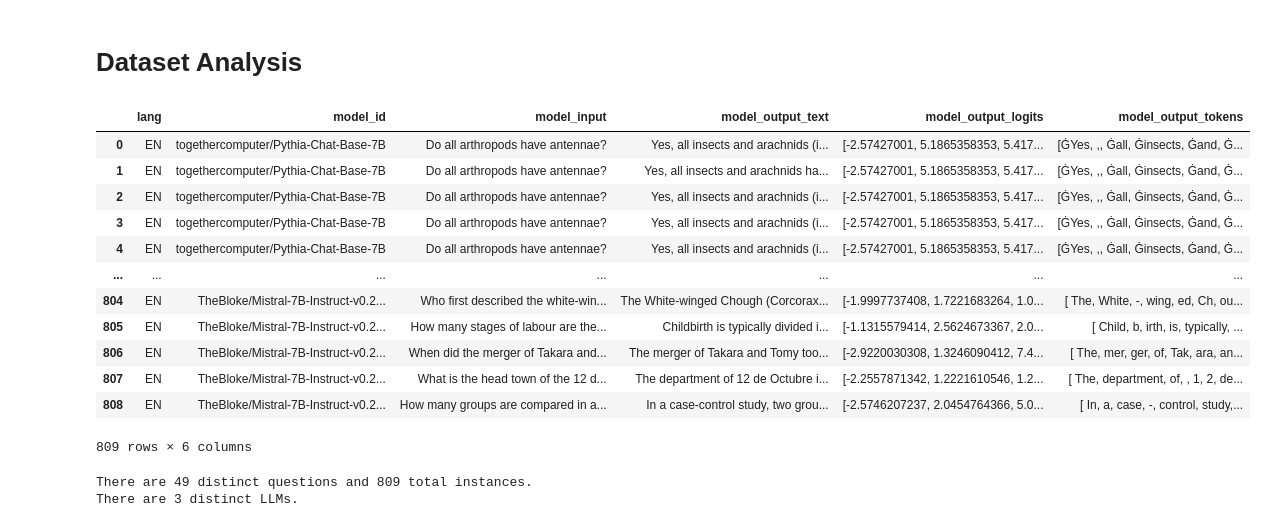
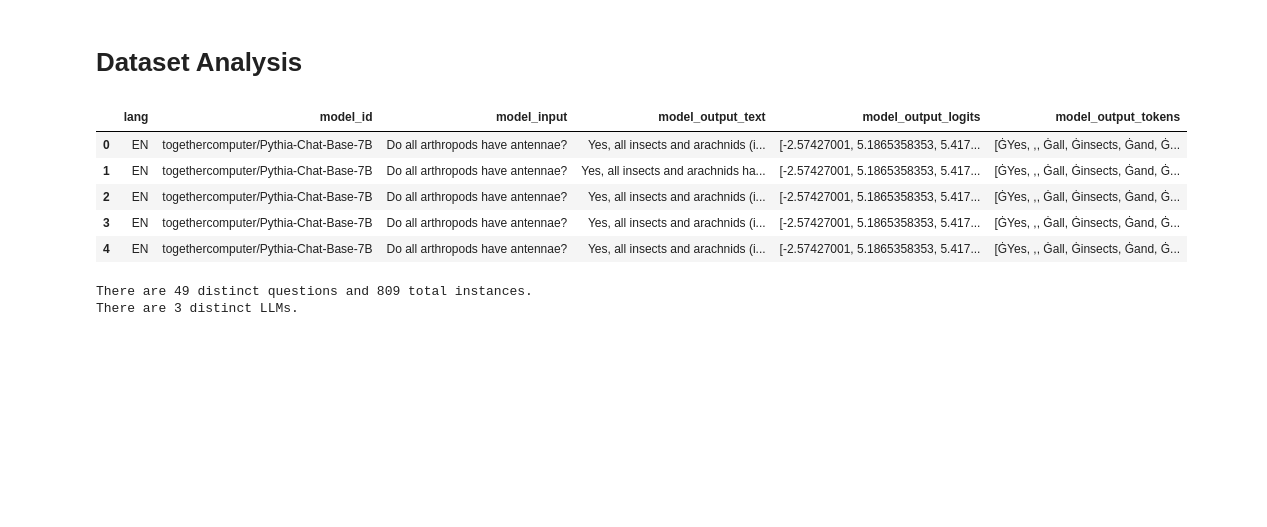
Before and after one commit to llaraspata/HallucinationDetection, a Jupyter notebook: notebooks/1.0-ll-dataset-analysis.ipynb, the cells around one changed output. Cells and saved outputs as stored; diff of their text form; code cells hidden in the pictures; blank space fills up the shorter version.

```diff
--- a/notebooks/1.0-ll-dataset-analysis.ipynb
+++ b/notebooks/1.0-ll-dataset-analysis.ipynb
@@ -28,21 +29,14 @@ def load_data(data_path):
 train_set = load_data(EN_TRAIN_PATH)
 val_set = load_data(EN_VAL_PATH)
 # %%
-train_set
+train_set.head()
 # %% [output]
 |  | lang | model_id | model_input | model_output_text | model_output_logits | model_output_tokens |
 | 0 | EN | togethercomputer/Pythia-Chat-Base-7B | Do all arthropods have antennae? | Yes, all insects and arachnids (i... | [-2.57427001, 5.1865358353, 5.417... | [ĠYes, ,, Ġall, Ġinsects, Ġand, Ġ... |
 | 1 | EN | togethercomputer/Pythia-Chat-Base-7B | Do all arthropods have antennae? | Yes, all insects and arachnids ha... | [-2.57427001, 5.1865358353, 5.417... | [ĠYes, ,, Ġall, Ġinsects, Ġand, Ġ... |
 | 2 | EN | togethercomputer/Pythia-Chat-Base-7B | Do all arthropods have antennae? | Yes, all insects and arachnids (i... | [-2.57427001, 5.1865358353, 5.417... | [ĠYes, ,, Ġall, Ġinsects, Ġand, Ġ... |
 | 3 | EN | togethercomputer/Pythia-Chat-Base-7B | Do all arthropods have antennae? | Yes, all insects and arachnids (i... | [-2.57427001, 5.1865358353, 5.417... | [ĠYes, ,, Ġall, Ġinsects, Ġand, Ġ... |
 | 4 | EN | togethercomputer/Pythia-Chat-Base-7B | Do all arthropods have antennae? | Yes, all insects and arachnids (i... | [-2.57427001, 5.1865358353, 5.417... | [ĠYes, ,, Ġall, Ġinsects, Ġand, Ġ... |
-| ... | ... | ... | ... | ... | ... | ... |
-| 804 | EN | TheBloke/Mistral-7B-Instruct-v0.2... | Who first described the white-win... | The White-winged Chough (Corcorax... | [-1.9997737408, 1.7221683264, 1.0... | [ The, White, -, wing, ed, Ch, ou... |
-| 805 | EN | TheBloke/Mistral-7B-Instruct-v0.2... | How many stages of labour are the... | Childbirth is typically divided i... | [-1.1315579414, 2.5624673367, 2.0... | [ Child, b, irth, is, typically, ... |
-| 806 | EN | TheBloke/Mistral-7B-Instruct-v0.2... | When did the merger of Takara and... | The merger of Takara and Tomy too... | [-2.9220030308, 1.3246090412, 7.4... | [ The, mer, ger, of, Tak, ara, an... |
-| 807 | EN | TheBloke/Mistral-7B-Instruct-v0.2... | What is the head town of the 12 d... | The department of 12 de Octubre i... | [-2.2557871342, 1.2221610546, 1.2... | [ The, department, of, , 1, 2, de... |
-| 808 | EN | TheBloke/Mistral-7B-Instruct-v0.2... | How many groups are compared in a... | In a case-control study, two grou... | [-2.5746207237, 2.0454764366, 5.0... | [ In, a, case, -, control, study,... |
-809 rows × 6 columns
 # %%
 qst_count = len(train_set.groupby("model_input"))
 model_count = len(train_set.groupby("model_id"))
```
Also changed, not shown: parts of 9 cells of this notebook.
